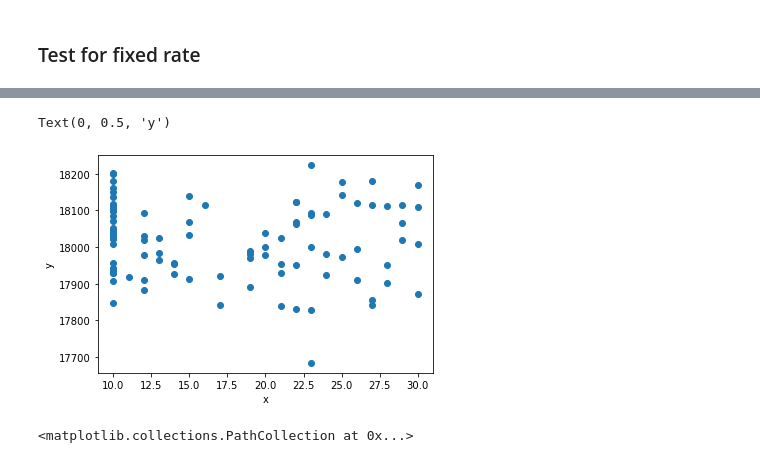
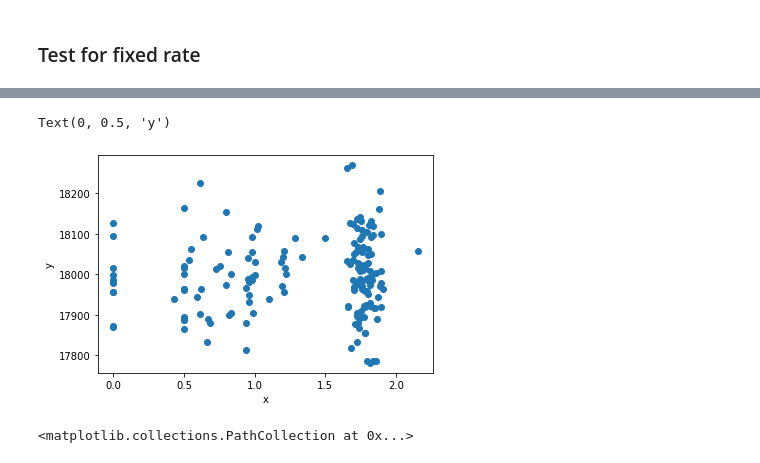
Before and after one commit to julianvanmeggelen/AdaptiveLoadBalancing, a Jupyter notebook: experiments/EpsilonGreedy.ipynb, the cells around one changed output, grey strips where cells are left out. Saved outputs shown, nothing was run; the diff lists cells and outputs as text; code cells hidden in the pictures.

```diff
--- a/experiments/EpsilonGreedy.ipynb
+++ b/experiments/EpsilonGreedy.ipynb
@@ -100,7 +100,8 @@ class GreedyEpsilonLoadBalancer(LoadBalancer):
                 self.model = self.model.fit(self.X, self.y) #make sure the hat the last period x is ignored
                 print(self.model.score(self.X, self.y))
             else:
-                raise NotImplementedError
+                self.model = self.model.partial_fit(self.X, self.y) #make sure the hat the last period x is ignored
+                print(self.model.score(self.X, self.y))
 
     def updateX(self, context, nOptimal):
         newX = np.array(list(context.values()) + [nOptimal]) #+ [reward] #add the current nServers to X
@@ -131,20 +132,29 @@ print(opt)
+# %%
+def sigmoid(x):
+      return 1 / (1 + np.exp(-x))
 # %%
 from sklearn.linear_model import LinearRegression
 from sklearn.tree import DecisionTreeRegressor
+from sklearn.neural_network import MLPRegressor
+from sklearn.ensemble import RandomForestRegressor
 
-stopTime = 7*24*60*60
+stopTime = 1*24*60*60
 env = Environment(stopTime=stopTime)
 
-model = LinearRegression()
-model = DecisionTreeRegressor()
+#model = LinearRegression()
+#model = DecisionTreeRegressor()
+model  = MLPRegressor(hidden_layer_sizes=[10], activation='tanh')
+model  =RandomForestRegressor(n_estimators=10)
+eta = lambda t: sigmoid(2-0.05*t)
+#eta = 0.4
 #sigmoid(2/(0.1*t+2)-0.5)
-loadBalancer = GreedyEpsilonLoadBalancer(nServers=10, environment=env, model = model, eta=lambda t: sigmoid(2-0.05*t), nServerRange=[10,30])
+loadBalancer = GreedyEpsilonLoadBalancer(nServers=10, environment=env, model = model, eta=eta, nServerRange=[10,30], usePartialFit=False)
 
 requestTypes = [(0.5,1,0.1,10), (0.5,2,0.2,10)] #(prob, mu, sigma, cancelTime)
-arrivalsPerSecond = 14
+arrivalsPerSecond = 10
 source = Source(arrivalsPerSecond, requestTypes, loadBalancer, env)
 
-schedule = np.array([5]) #12 periods
+schedule = np.array([arrivalsPerSecond]) #12 periods
 periodLength = 1*60*60 #half an hour per period -> schedule repeated two times in 12 hours
 arrivalSchedule = ArrivalSchedule(periodLength,arrivalSchedule=schedule, environment=env, loadBalancer=loadBalancer, source=source)
 env.run(debug=False)
@@ -343,10 +280,10 @@ KeyError: 'requestCancelled'
 # %%
-plt.scatter(loadBalancer.X[:-1,7],loadBalancer.y)
+plt.scatter(loadBalancer.X[:-1,0],loadBalancer.y)
 plt.xlabel('x')
 plt.ylabel('y')
 # %% [output]
 Text(0, 0.5, 'y')
-[figure, old version]
+[figure, new version]
 # %%
 plt.scatter(env.log['numberOfServers'][0::2],env.log['reward'])
 # %% [output]
```
Also changed, not shown: parts of 8 cells of this notebook, 1 other file.
